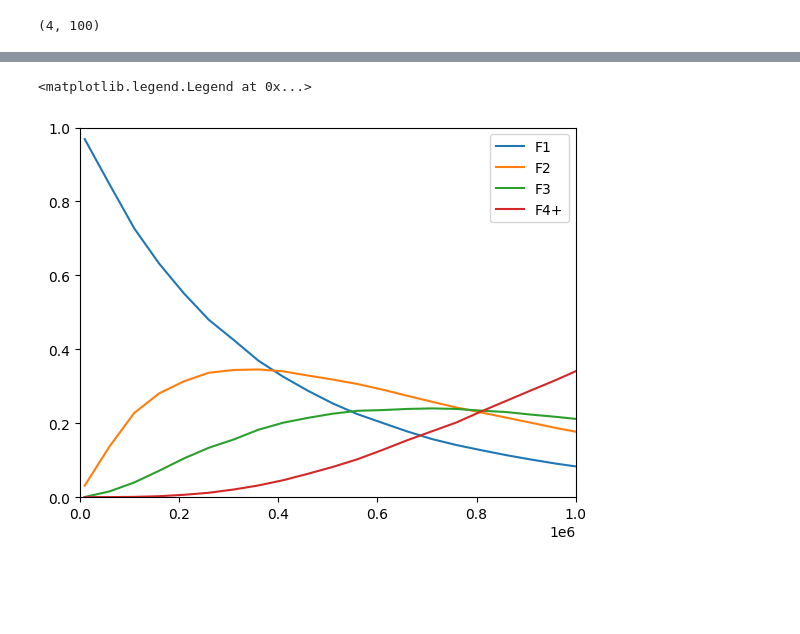
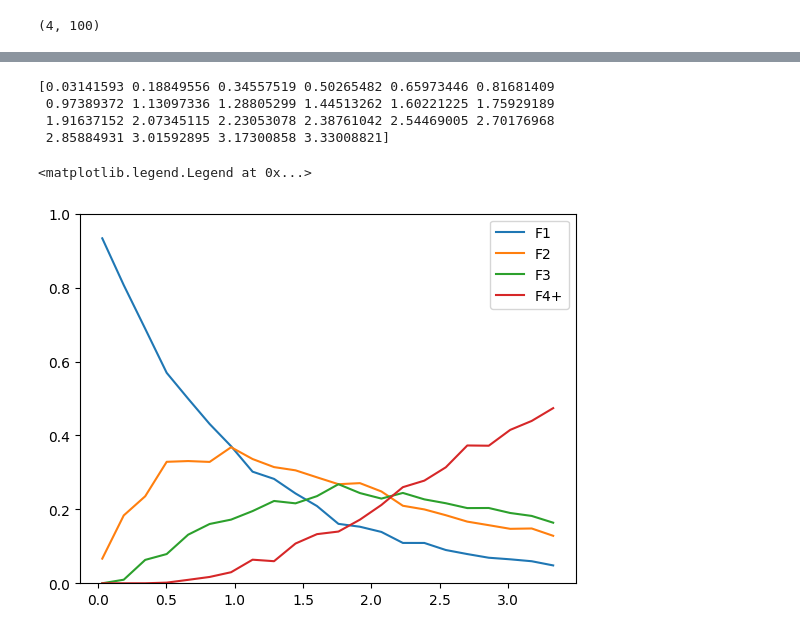
Before and after one commit to pheuer/cr39py, a Jupyter notebook: src/cr39py/run_mcmc.ipynb, the cells around one changed output, grey strips where cells are left out. Saved outputs shown, nothing was run; the diff lists cells and outputs as text; code cells hidden in the pictures; blank space fills up the shorter version.

Commit message:
Plot vs chi

```diff
--- a/src/cr39py/run_mcmc.ipynb
+++ b/src/cr39py/run_mcmc.ipynb
@@ -29,4 +29,5 @@ mc = MonteCarloTrackOverlap()
 mc.diameter_std=0
 mc.diameter_mean=10
 track_densities = np.arange(1e4, 1.1e6, 5e4)
+chi = track_densities * np.pi * (mc.diameter_mean * 1e-4)**2
 Farr = mc.run_curve(track_densities, 20)
@@ -51,11 +34,17 @@ Farr = mc.run_curve(track_densities, 20)
 # %%
+print(chi)
+
 fig, ax = plt.subplots()
 for i,lbl in enumerate(['F1', "F2", "F3", "F4+"]):
-    ax.plot(track_densities, Farr[i, :], label=lbl)
+    ax.plot(chi, Farr[i, :], label=lbl)
 
-ax.set_xlim(0,1e6)
+#ax.set_xlim(0,1e6)
 ax.set_ylim(0,1)
 ax.legend(loc='upper right')
 # %% [output]
-<matplotlib.legend.Legend at 0x...>
+[0.03141593 0.18849556 0.34557519 0.50265482 0.65973446 0.81681409
+ 0.97389372 1.13097336 1.28805299 1.44513262 1.60221225 1.75929189
+ 1.91637152 2.07345115 2.23053078 2.38761042 2.54469005 2.70176968
+ 2.85884931 3.01592895 3.17300858 3.33008821]
+<matplotlib.legend.Legend at 0x...>
-[figure, old version]
+[figure, new version]
```
Also changed, not shown: parts of 2 cells of this notebook.
